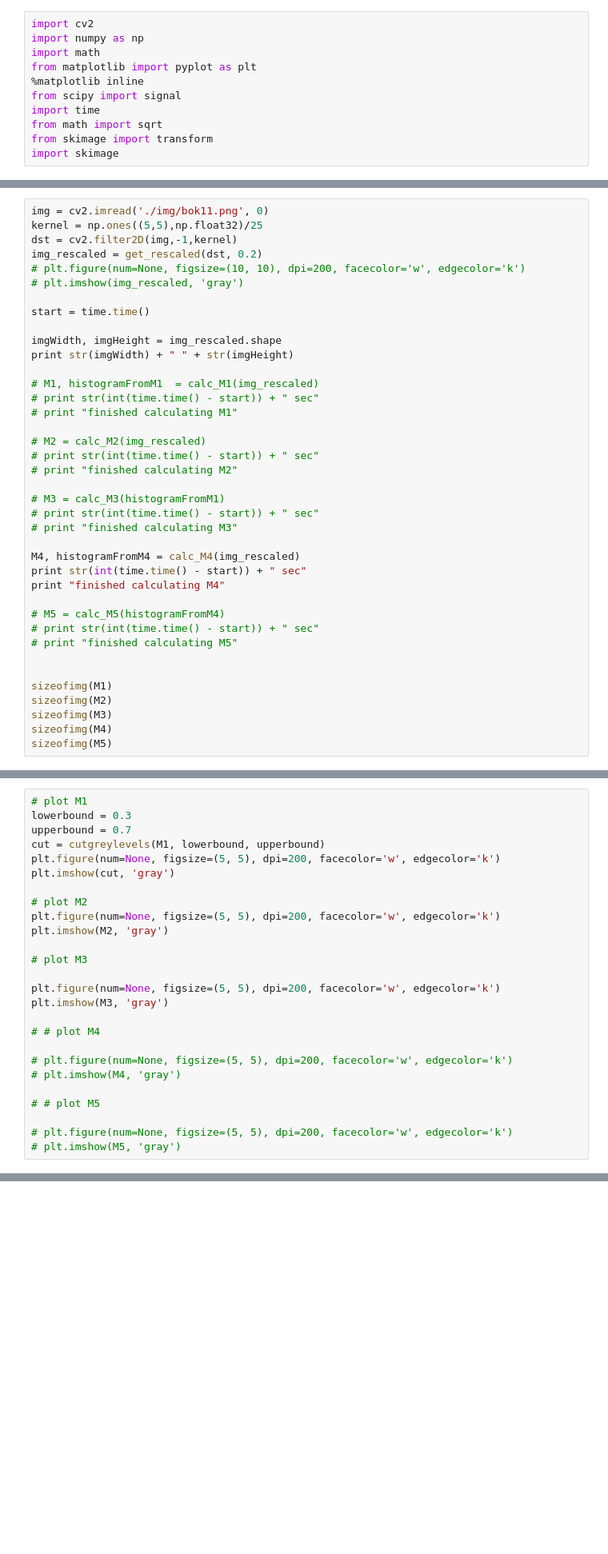
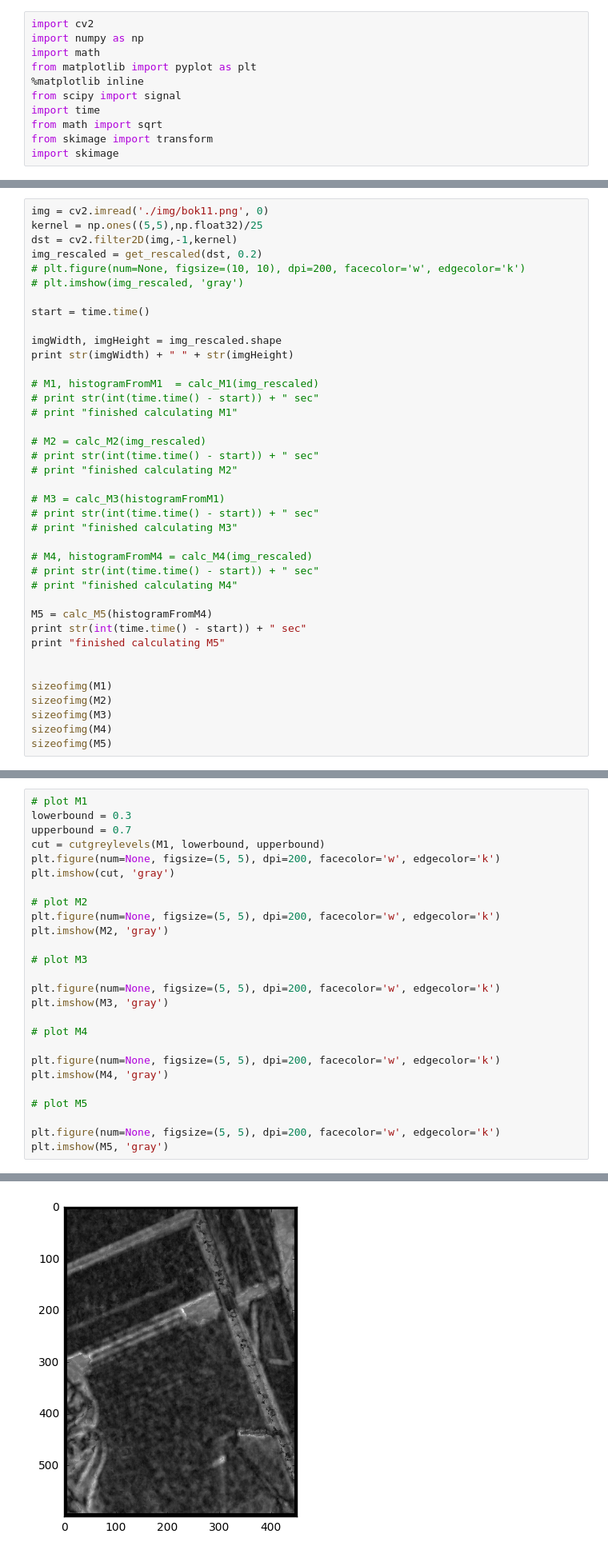
Before and after one commit to olaroos/textrec, a Jupyter notebook: Mfilters.ipynb, the cells around one changed output, grey strips where cells are left out. Shown at 80% size. Cells and saved outputs as stored; diff of their text form; blank space fills up the shorter version.

Commit message:
wrote functions to normalize filter images

```diff
--- a/Mfilters.ipynb
+++ b/Mfilters.ipynb
@@ -245,13 +250,13 @@ print str(imgWidth) + " " + str(imgHeight)
 # print str(int(time.time() - start)) + " sec"
 # print "finished calculating M3"
 
-M4, histogramFromM4 = calc_M4(img_rescaled)
+# M4, histogramFromM4 = calc_M4(img_rescaled)
+# print str(int(time.time() - start)) + " sec"
+# print "finished calculating M4"
+
+M5 = calc_M5(histogramFromM4)
 print str(int(time.time() - start)) + " sec"
-print "finished calculating M4"
-
-# M5 = calc_M5(histogramFromM4)
-# print str(int(time.time() - start)) + " sec"
-# print "finished calculating M5"
+print "finished calculating M5"
 
 
 sizeofimg(M1)
@@ -271,31 +276,32 @@ W 588 H 438
 # %%
 # plot M1
 lowerbound = 0.3
 upperbound = 0.7
 cut = cutgreylevels(M1, lowerbound, upperbound)
 plt.figure(num=None, figsize=(5, 5), dpi=200, facecolor='w', edgecolor='k')
 plt.imshow(cut, 'gray')
 
 # plot M2
 plt.figure(num=None, figsize=(5, 5), dpi=200, facecolor='w', edgecolor='k')
 plt.imshow(M2, 'gray')
 
 # plot M3
 
 plt.figure(num=None, figsize=(5, 5), dpi=200, facecolor='w', edgecolor='k')
 plt.imshow(M3, 'gray')
 
-# # plot M4
+# plot M4
 
-# plt.figure(num=None, figsize=(5, 5), dpi=200, facecolor='w', edgecolor='k')
-# plt.imshow(M4, 'gray')
+plt.figure(num=None, figsize=(5, 5), dpi=200, facecolor='w', edgecolor='k')
+plt.imshow(M4, 'gray')
 
-# # plot M5
+# plot M5
 
-# plt.figure(num=None, figsize=(5, 5), dpi=200, facecolor='w', edgecolor='k')
-# plt.imshow(M5, 'gray')
+plt.figure(num=None, figsize=(5, 5), dpi=200, facecolor='w', edgecolor='k')
+plt.imshow(M5, 'gray')
 # %% [output]
 <matplotlib.image.AxesImage at 0x...>
 [figure]
 [figure]
 [figure]
+[figure, added]
```
Also changed, not shown: parts of 6 cells of this notebook, 1 other file.
